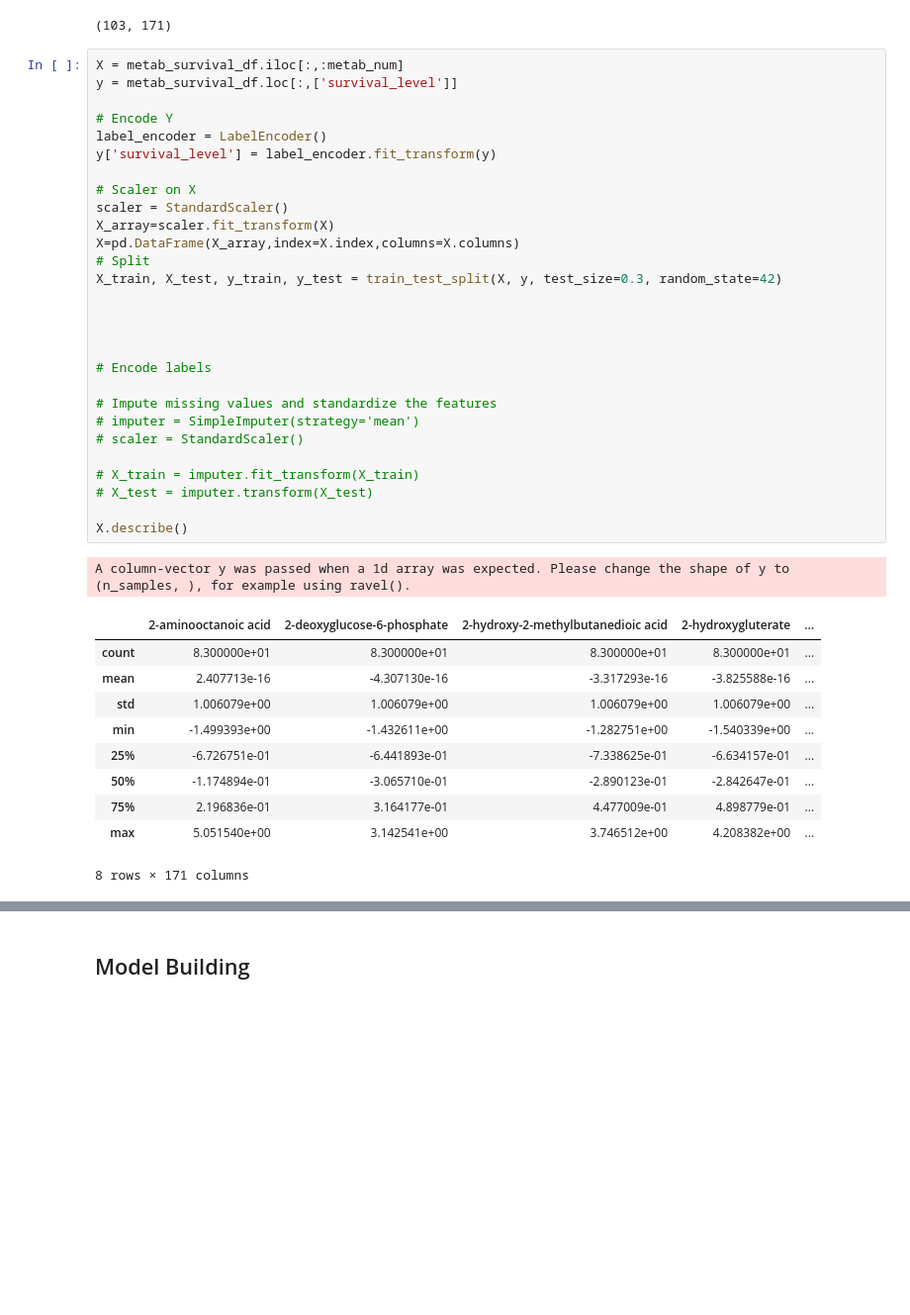
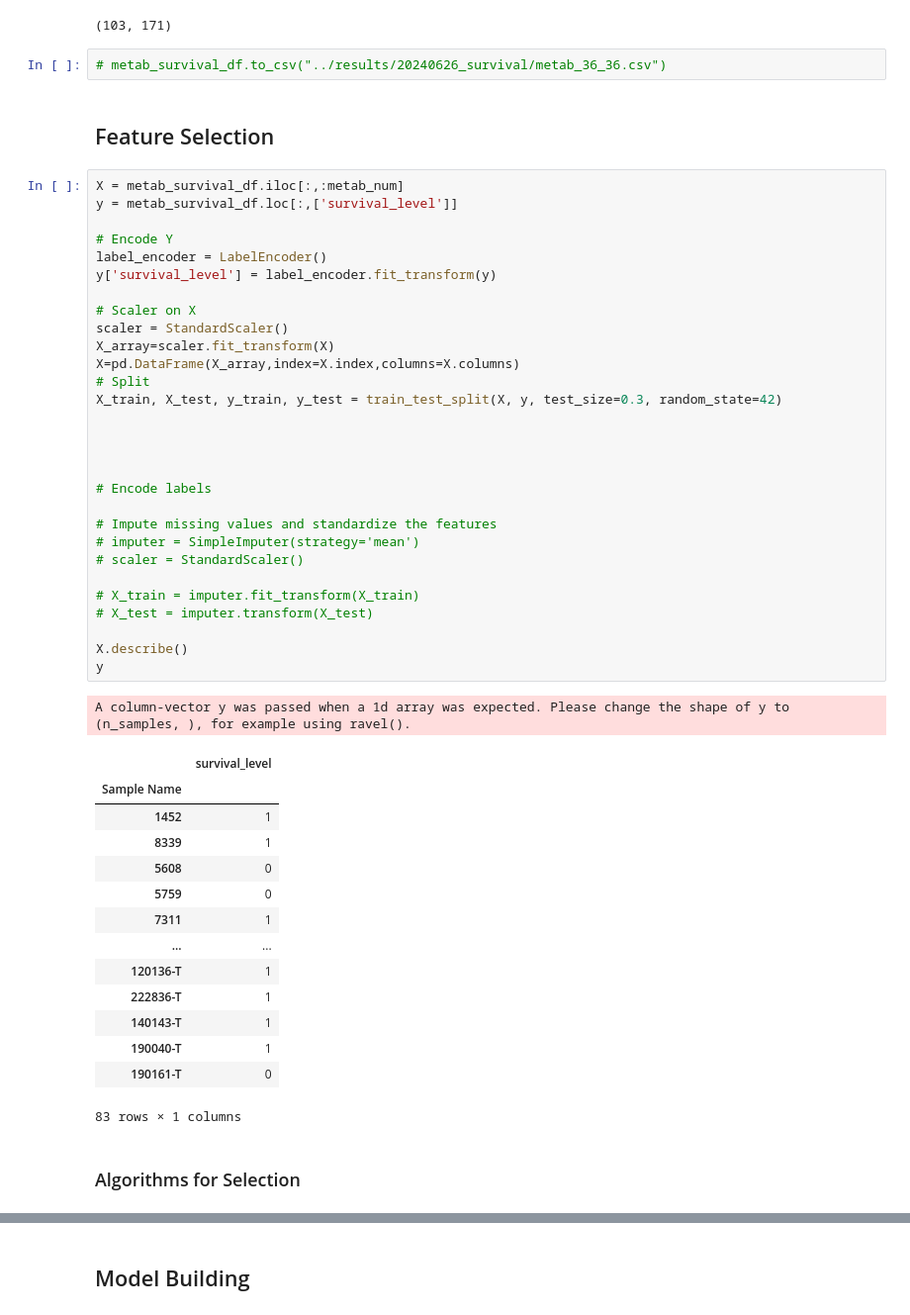
Before and after one commit to p0nda/MetabSubtype, a Jupyter notebook: tasks/MultiOmics/notebooks/survival.ipynb, the cells around one changed output, grey strips where cells are left out. Shown at 99% size. Saved outputs shown, nothing was run; the diff lists cells and outputs as text; blank space fills up the shorter version.

```diff
--- a/tasks/MultiOmics/notebooks/survival.ipynb
+++ b/tasks/MultiOmics/notebooks/survival.ipynb
@@ -347,43 +467,54 @@ metab_survival_df=metab_survival_df[~metab_survival_df['survival_level'].isna()]
 print(metab_df.shape)
 # %% [output]
 (103, 171)
+# %%
+# metab_survival_df.to_csv("../results/20240626_survival/metab_36_36.csv")
+# %% [markdown]
+## Feature Selection
 # %%
 X = metab_survival_df.iloc[:,:metab_num]
 y = metab_survival_df.loc[:,['survival_level']]
 
 # Encode Y
 label_encoder = LabelEncoder()
 y['survival_level'] = label_encoder.fit_transform(y)
 
 # Scaler on X
 scaler = StandardScaler()
 X_array=scaler.fit_transform(X)
 X=pd.DataFrame(X_array,index=X.index,columns=X.columns)
 # Split
 X_train, X_test, y_train, y_test = train_test_split(X, y, test_size=0.3, random_state=42)
 
 
 
 
 # Encode labels
 
 # Impute missing values and standardize the features
 # imputer = SimpleImputer(strategy='mean')
 # scaler = StandardScaler()
 
 # X_train = imputer.fit_transform(X_train)
 # X_test = imputer.transform(X_test)
 
 X.describe()
+y
 # %% [output]
 A column-vector y was passed when a 1d array was expected. Please change the shape of y to (n_samples, ), for example using ravel().
-|  | 2-aminooctanoic acid | 2-deoxyglucose-6-phosphate | 2-hydroxy-2-methylbutanedioic acid | 2-hydroxygluterate | ... |
-| count | 8.300000e+01 | 8.300000e+01 | 8.300000e+01 | 8.300000e+01 | ... |
-| mean | 2.407713e-16 | -4.307130e-16 | -3.317293e-16 | -3.825588e-16 | ... |
-| std | 1.006079e+00 | 1.006079e+00 | 1.006079e+00 | 1.006079e+00 | ... |
-| min | -1.499393e+00 | -1.432611e+00 | -1.282751e+00 | -1.540339e+00 | ... |
-| 25% | -6.726751e-01 | -6.441893e-01 | -7.338625e-01 | -6.634157e-01 | ... |
-| 50% | -1.174894e-01 | -3.065710e-01 | -2.890123e-01 | -2.842647e-01 | ... |
-| 75% | 2.196836e-01 | 3.164177e-01 | 4.477009e-01 | 4.898779e-01 | ... |
-| max | 5.051540e+00 | 3.142541e+00 | 3.746512e+00 | 4.208382e+00 | ... |
+|  | survival_level |
+| Sample Name |  |
+| 1452 | 1 |
+| 8339 | 1 |
+| 5608 | 0 |
+| 5759 | 0 |
+| 7311 | 1 |
+| ... | ... |
+| 120136-T | 1 |
+| 222836-T | 1 |
+| 140143-T | 1 |
+| 190040-T | 1 |
+| 190161-T | 0 |
-8 rows × 171 columns
+83 rows × 1 columns
+# %% [markdown]
+### Algorithms for Selection
```
Also changed, not shown: parts of 28 cells of this notebook, 1 other file.
